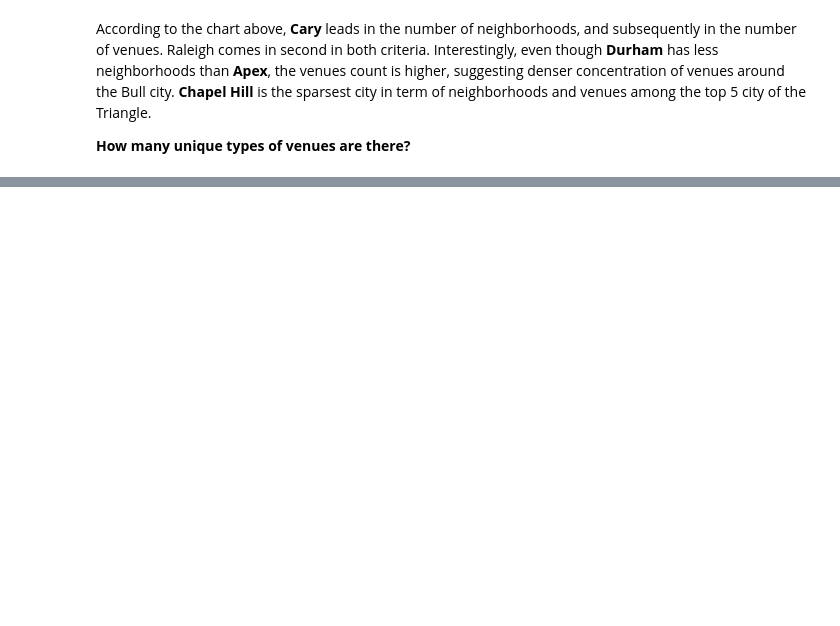
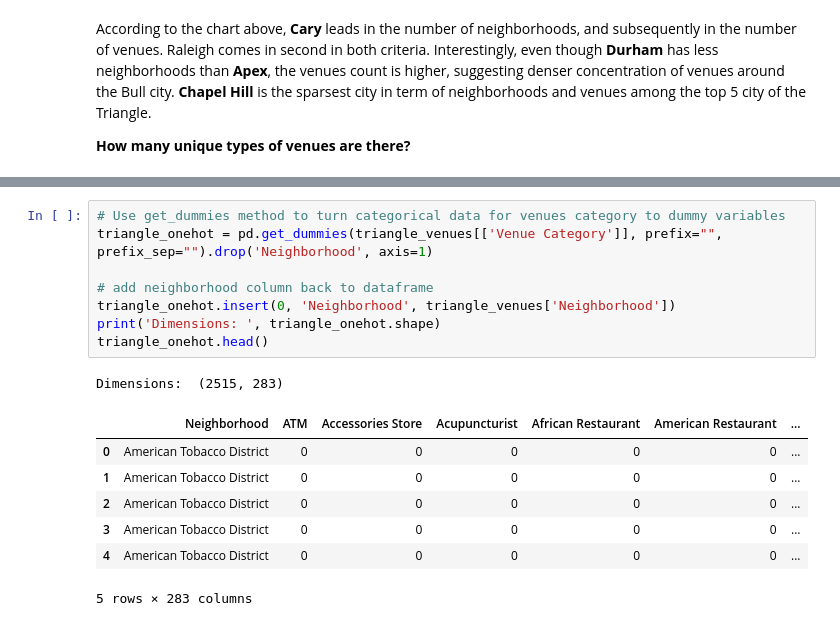
Before and after one commit to ghkhuu/Coursera_Capstone, a Jupyter notebook: IBM Data Science Capstone.ipynb, the cells around one changed output, grey strips where cells are left out. Drawn from its saved outputs; the diff is of its cells as text; blank space fills up the shorter version.

```diff
--- a/IBM Data Science Capstone.ipynb
+++ b/IBM Data Science Capstone.ipynb
@@ -249,0 +289,17 @@ Among them, the top 10 venue types with highest count are: Pizza Place, Pool, Pa
+# %%
+# Use get_dummies method to turn categorical data for venues category to dummy variables
+triangle_onehot = pd.get_dummies(triangle_venues[['Venue Category']], prefix="", prefix_sep="").drop('Neighborhood', axis=1)
+
+# add neighborhood column back to dataframe
+triangle_onehot.insert(0, 'Neighborhood', triangle_venues['Neighborhood'])
+print('Dimensions: ', triangle_onehot.shape)
+triangle_onehot.head()
+# %% [output]
+Dimensions:  (2515, 283)
+|  | Neighborhood | ATM | Accessories Store | Acupuncturist | African Restaurant | American Restaurant | ... |
+| 0 | American Tobacco District | 0 | 0 | 0 | 0 | 0 | ... |
+| 1 | American Tobacco District | 0 | 0 | 0 | 0 | 0 | ... |
+| 2 | American Tobacco District | 0 | 0 | 0 | 0 | 0 | ... |
+| 3 | American Tobacco District | 0 | 0 | 0 | 0 | 0 | ... |
+| 4 | American Tobacco District | 0 | 0 | 0 | 0 | 0 | ... |
+5 rows × 283 columns
```
Also changed, not shown: parts of 43 cells of this notebook.
